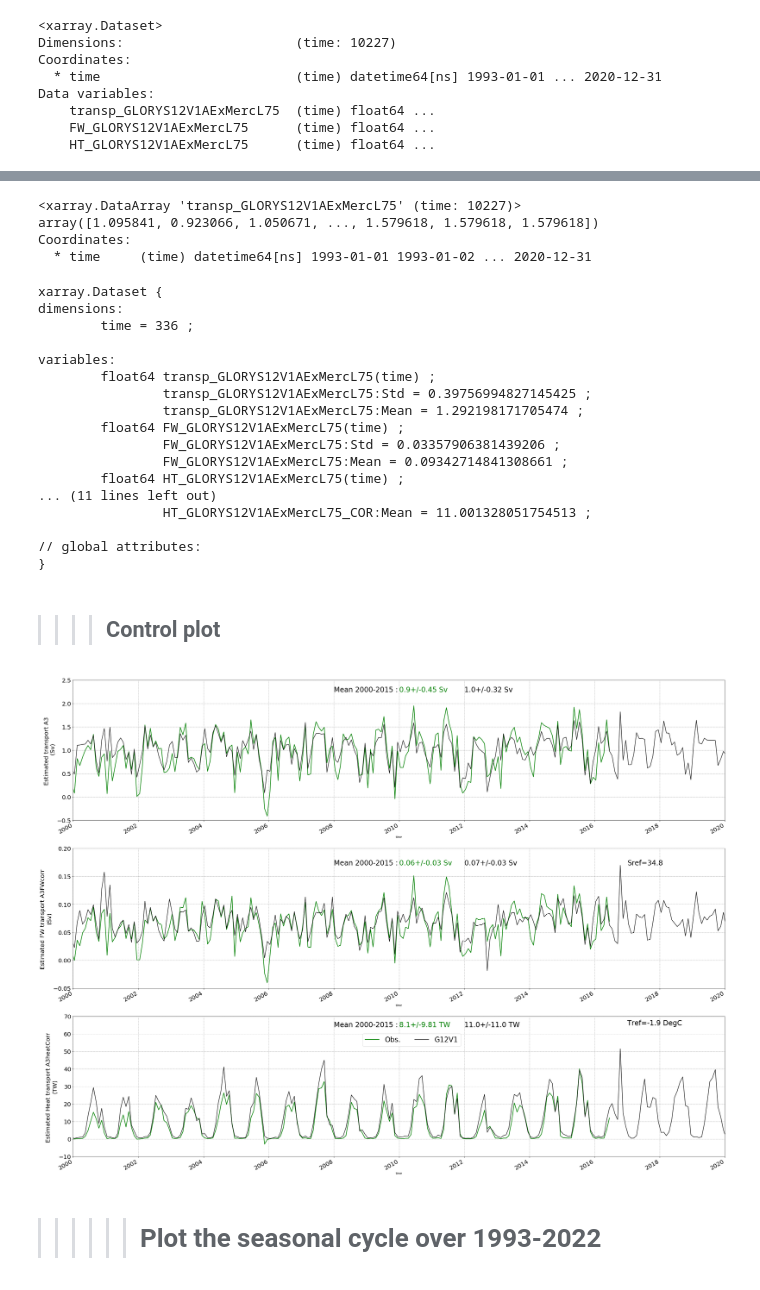
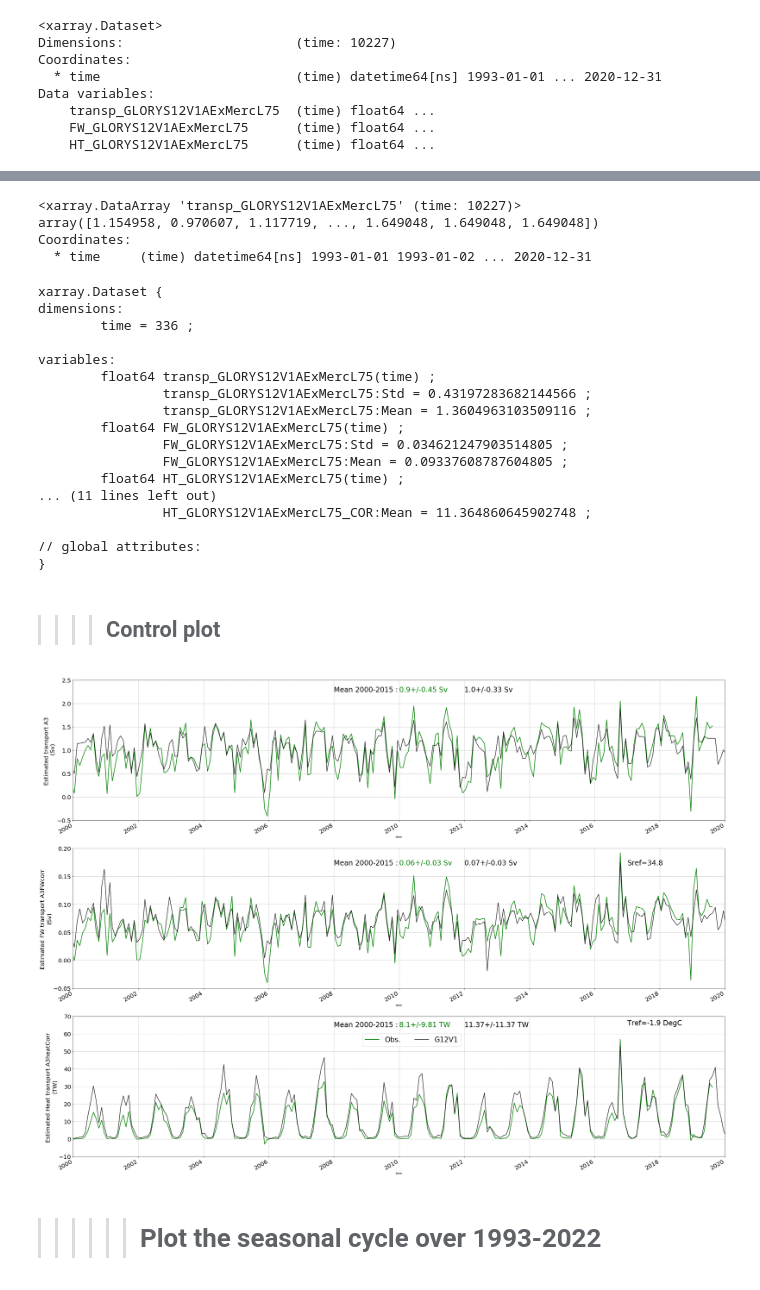
Before and after one commit to ctalandi/TOOLS, a Jupyter notebook: INTERPOLATION/GLORYS12V1/CREG025.L75/BERING/VELOCITY-CORRECTION/Glorys12v1_BERING_BDYs_4CREG025.L75_y19932022.ipynb, the cells around one changed output, grey strips where cells are left out. Saved outputs shown, nothing was run; the diff lists cells and outputs as text; code cells hidden in the pictures.

Commit message:
Correction of meridional velocities based on a reference transport obs. of 1.03 Sv, i.e. taking into account the ACC correction

```diff
--- a/INTERPOLATION/GLORYS12V1/CREG025.L75/BERING/VELOCITY-CORRECTION/Glorys12v1_BERING_BDYs_4CREG025.L75_y19932022.ipynb
+++ b/INTERPOLATION/GLORYS12V1/CREG025.L75/BERING/VELOCITY-CORRECTION/Glorys12v1_BERING_BDYs_4CREG025.L75_y19932022.ipynb
@@ -87,6 +84,12 @@ ds_Obs21_year['FW_A3FWcorr']=(('time'),ds_Obs21['FW_A3FWcorr'].resample(time="1Y
 ds_Obs21_year['HT_A3heatCorr']=(('time'),ds_Obs21['HT_A3heatCorr'].resample(time="1Y").mean())
 ds_Obs21_year.coords['time']=pd.date_range(start=str(syear_Obs21),\
                                   end=str(eyear_Obs21+1),freq='1Y')+ pd.DateOffset(days=-183)
+# %%
+# Obs. basic stats
+std_start21=2010  ; std_end21=2015
+transp_A3MeanCorr_std21=np.round(np.std(transp_A3MeanCorr21[(std_start-syear_Obs21)*12:(std_end-syear_Obs21)*12]),2)
+FW_A3FWcorr_std21=np.round(np.std(FW_A3FWcorr21[(std_start-syear_Obs21)*12:(std_end-syear_Obs21)*12]),2)
+HT_A3heatCorr_std21=np.round(np.std(HT_A3heatCorr21[(std_start-syear_Obs21)*12:(std_end-syear_Obs21)*12]),2)
 # %%
 if True:
     plt.figure(figsize=(20,15))
@@ -466,7 +469,7 @@ BERING
                          Read year: 2020
 # %%
 # Reload daily & monthly mean previously computed
-if True:
+if False:
     ds_daily=xr.open_dataset('./DATA/GLORYS12V1AExMercL75_Bering_TP_FW_HT_Daily_TiSe_y'+str(syear_GLORYS12V1AExMercL75)+str(eyear_GLORYS12V1AExMercL75)+'.nc')
     ds_M=xr.open_dataset('./DATA/GLORYS12V1AExMercL75_Bering_TP_FW_HT_Monthly_TiSe_y'+str(syear_GLORYS12V1AExMercL75)+str(eyear_GLORYS12V1AExMercL75)+'.nc')
 # %%
@@ -495,11 +498,17 @@ for ilat in set(np.arange(GTcmp_data_readEx.shape[2]-1)):
 # %%
 # Compute the mean transport from Obs. & exp. over the considered period:
 calmean_s=2000  ;  calmean_e=2015
-Obs_meanTP=np.nanmean(transp_A3MeanCorr[(calmean_s-syear_Obs)*12:(calmean_e-syear_Obs)*12])
+#Obs_meanTP=np.nanmean(transp_A3MeanCorr[(calmean_s-syear_Obs)*12:(calmean_e-syear_Obs)*12])
+# Fix the obs. mean transport to 1.03 Sv (to take into account the ACC correction)
+Obs_meanTP=1.03
 Exp_meanTP=np.array(ds_M['transp_GLORYS12V1AExMercL75'].sel(time=slice(str(calmean_s),str(calmean_e))).mean())*1e-6
+
 Delta_transp=Exp_meanTP-Obs_meanTP
 Alpha_Cor=Obs_meanTP/Exp_meanTP
 print('The transport difference is about: '+str(Delta_transp)+' Sv')
 print('The alpha correction is about: '+str(np.round(Alpha_Cor,decimals=2)))
 # For memory: The transport difference is about: 0.34953682924142004 Sv
+# For memory
+    #The transport difference is about: 0.34519817170547396 Sv
+    #The alpha correction is about: 0.73
 # %% [output]
@@ -620,7 +629,7 @@ array([0.84642254, 0.71131908, 0.81913128, ..., 1.20852118, 1.20852118,
 ds_daily['transp_GLORYS12V1AExMercL75']*1e-6
 # %% [output]
 <xarray.DataArray 'transp_GLORYS12V1AExMercL75' (time: 10227)>
-array([1.095841, 0.923066, 1.050671, ..., 1.579618, 1.579618, 1.579618])
+array([1.154958, 0.970607, 1.117719, ..., 1.649048, 1.649048, 1.649048])
 Coordinates:
   * time     (time) datetime64[ns] 1993-01-01 1993-01-02 ... 2020-12-31
 # %%
@@ -652,14 +661,14 @@ dimensions:
 
 variables:
         float64 transp_GLORYS12V1AExMercL75(time) ;
-                transp_GLORYS12V1AExMercL75:Std = 0.39756994827145425 ;
-                transp_GLORYS12V1AExMercL75:Mean = 1.292198171705474 ;
+                transp_GLORYS12V1AExMercL75:Std = 0.43197283682144566 ;
+                transp_GLORYS12V1AExMercL75:Mean = 1.3604963103509116 ;
         float64 FW_GLORYS12V1AExMercL75(time) ;
-                FW_GLORYS12V1AExMercL75:Std = 0.03357906381439206 ;
-                FW_GLORYS12V1AExMercL75:Mean = 0.09342714841308661 ;
+                FW_GLORYS12V1AExMercL75:Std = 0.034621247903514805 ;
+                FW_GLORYS12V1AExMercL75:Mean = 0.09337608787604805 ;
         float64 HT_GLORYS12V1AExMercL75(time) ;
 ... (11 lines left out)
-                HT_GLORYS12V1AExMercL75_COR:Mean = 11.001328051754513 ;
+                HT_GLORYS12V1AExMercL75_COR:Mean = 11.364860645902748 ;
 
 // global attributes:
 }
@@ -709,11 +718,11 @@ calmean_s=2000  ; calmean_e=2015
 #------------------------------------------------------------------------------------
 plt.title('Bering Strait Monthly means \n Obs. from Woodgate et al. PO2017', size=25)
 ax=plt.subplot(311)
-ds_Obs['transp_A3MeanCorr'].plot(color='g',linewidth=2.)
+ds_Obs21['transp_A3MeanCorr'].plot(color='g',linewidth=2.)
 (ds_M['transp_GLORYS12V1AExMercL75_COR']*1e-6).plot(color='k')
 
 ax.text('2008',2.25   ,'Mean '+str(calmean_s)+'-'+str(calmean_e)+' : ',color='k',size=24)
-ax.text('2010',2.25   ,str(np.round(np.nanmean(transp_A3MeanCorr[(calmean_s-syear_Obs)*12:(calmean_e-syear_Obs)*12]),decimals=1))+'+/-'+str(transp_A3MeanCorr_std)+' Sv',color='g',size=24)
+ax.text('2010',2.25   ,str(np.round(np.nanmean(transp_A3MeanCorr21[(calmean_s-syear_Obs21)*12:(calmean_e-syear_Obs21)*12]),decimals=1))+'+/-'+str(transp_A3MeanCorr_std21)+' Sv',color='g',size=24)
 ax.text('2012',2.25   ,str(np.round(ds_M['transp_GLORYS12V1AExMercL75_COR'].Mean,decimals=1))+'+/-'+str(np.round(ds_M['transp_GLORYS12V1AExMercL75_COR'].Std,decimals=2))+' Sv',color='k',size=24)
 
 plt.xlim(['2000','2020'])
@@ -727,11 +736,11 @@ plt.grid(True,linestyle='--', color='grey',alpha=0.7)
 # FW transport
 #------------------------------------------------------------------------------------
 ax=plt.subplot(312)
-ds_Obs['FW_A3FWcorr'].plot(color='g',linewidth=2.)
+ds_Obs21['FW_A3FWcorr'].plot(color='g',linewidth=2.)
 (ds_M['FW_GLORYS12V1AExMercL75_COR']*1e-6).plot(color='k')
 
 ax.text('2008',0.17   ,'Mean '+str(calmean_s)+'-'+str(calmean_e)+' : ',color='k',size=24)
-ax.text('2010',0.17   ,str(np.round(np.nanmean(FW_A3FWcorr[(calmean_s-syear_Obs)*12:(calmean_e-syear_Obs)*12]) ,decimals=2))+'+/-'+str(FW_A3FWcorr_std)+' Sv',color='g',size=24)
+ax.text('2010',0.17   ,str(np.round(np.nanmean(FW_A3FWcorr21[(calmean_s-syear_Obs21)*12:(calmean_e-syear_Obs21)*12]) ,decimals=2))+'+/-'+str(FW_A3FWcorr_std21)+' Sv',color='g',size=24)
 ax.text('2012',0.17   ,str(np.round(ds_M['FW_GLORYS12V1AExMercL75_COR'].Mean,decimals=2))+'+/-'+str(np.round(ds_M['FW_GLORYS12V1AExMercL75_COR'].Std,decimals=2))+' Sv',color='k',size=24)
 ax.text('2017',0.17   ,'Sref=34.8',color='k',size=24)
 
@@ -745,36 +754,36 @@ plt.grid(True,linestyle='--', color='grey',alpha=0.7)
 
 # Heat transport
 #------------------------------------------------------------------------------------
 ax=plt.subplot(313)
-ds_Obs['HT_A3heatCorr'].plot(color='g',linewidth=2.,label='Obs.')
+ds_Obs21['HT_A3heatCorr'].plot(color='g',linewidth=2.,label='Obs.')
 (ds_M['HT_GLORYS12V1AExMercL75_COR']*1e-12).plot(color='k',label='G12V1')
 
 ax.text('2008',64.   ,'Mean '+str(calmean_s)+'-'+str(calmean_e)+' : ',color='k',size=24)
-ax.text('2010',64.   ,str(np.round(np.nanmean(HT_A3heatCorr[(calmean_s-syear_Obs)*12:(calmean_e-syear_Obs)*12]),decimals=1))+'+/-'+str(HT_A3heatCorr_std)+' TW',color='g',size=24)
+ax.text('2010',64.   ,str(np.round(np.nanmean(HT_A3heatCorr21[(calmean_s-syear_Obs21)*12:(calmean_e-syear_Obs21)*12]),decimals=1))+'+/-'+str(HT_A3heatCorr_std21)+' TW',color='g',size=24)
 ax.text('2012',64.   ,str(np.round(ds_M['HT_GLORYS12V1AExMercL75_COR'].Std,decimals=2))+'+/-'+str(np.round(ds_M['HT_GLORYS12V1AExMercL75_COR'].Std,decimals=2))+' TW',color='k',size=24)
 ax.text('2017',65.   ,'Tref=-1.9 DegC',color='k',size=24)
 
 plt.xlim(['2000','2020'])
 #plt.xlim(['1992','2020'])
 plt.ylabel('Estimated Heat transport A3heatCorr \n'+r'(TW)',size=20)
 plt.xticks(size=20)
 plt.yticks(size=20)
 plt.grid(True,linestyle='--', color='grey',alpha=0.7)
 plt.ylim([-10.,70.])
 
 plt.legend(bbox_to_anchor=(0., 0.8, 0.6, 0.102),ncol=2, fontsize=24)
 
 #plt.legend(bbox_to_anchor=(0., 1.17, 1., 0.102), ncol=3, mode="expand", borderaxespad=0.)
 #leg = plt.gca().get_legend()
 #ltext  = leg.get_texts()
 #plt.setp(ltext, fontsize=6.)
 
 #plt.tight_layout()
 dosavefig=False
 if dosavefig : plt.savefig('./FIGURES/BeringStrait_GLORYS12V1_monthlymeansCOR_March2023_y20002020.pdf')
 dosavefig=False
 # %% [output]
-[figure, old version]
+[figure, new version]
 # %% [markdown]
 >>>>>> # Plot the seasonal cycle over 1993-2022
 # %%
```
Also changed, not shown: parts of 10 cells of this notebook.
